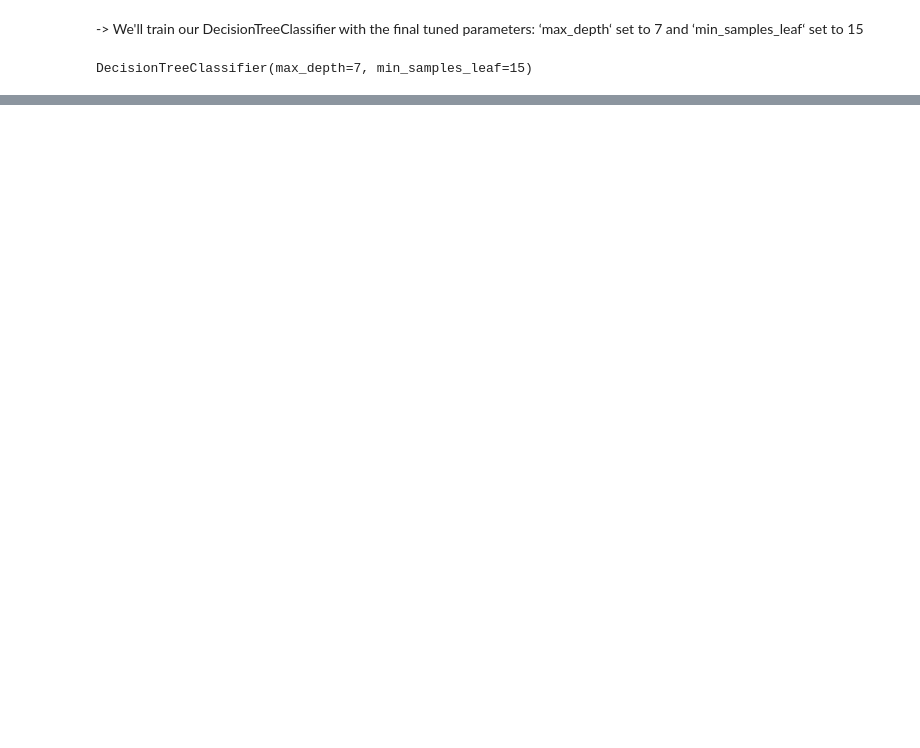
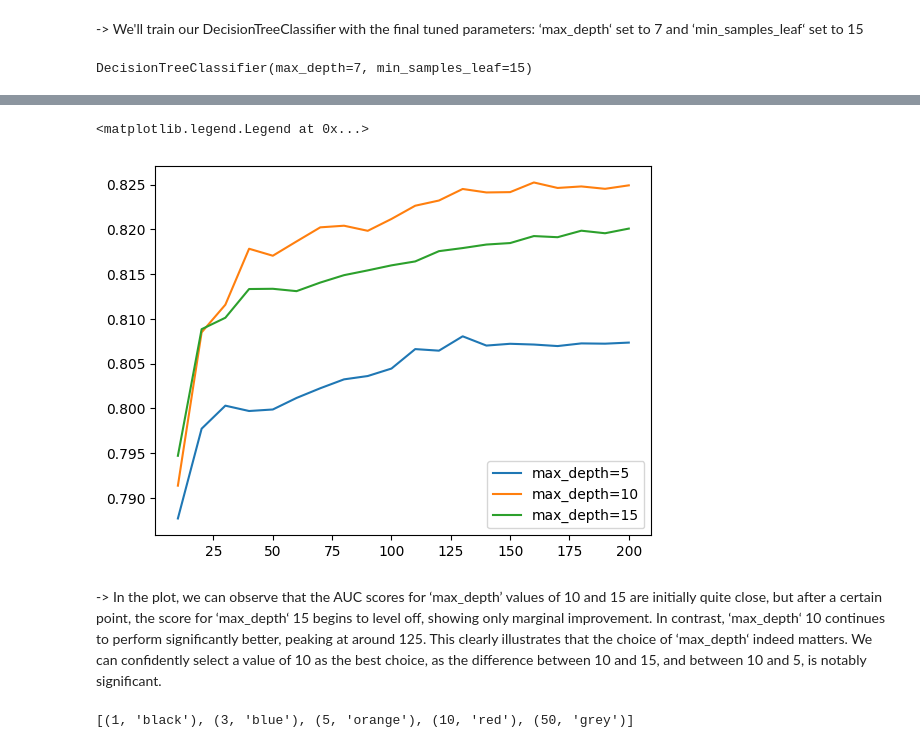
Before and after one commit to Charlie-Charlie01/Credit-Risk-Scoring-with-Decision-Trees, a Jupyter notebook: Credit Risk Scoring Project.ipynb, the cells around one changed output, grey strips where cells are left out. Cells and saved outputs as stored; diff of their text form; code cells hidden in the pictures; blank space fills up the shorter version.

```diff
--- a/Credit Risk Scoring Project.ipynb
+++ b/Credit Risk Scoring Project.ipynb
@@ -655,0 +740,18 @@ val 0.7799369111913008
+# %%
+scores = []
+
+for d in [5, 10, 15]:
+    for n in range (10, 201, 10):
+        rf = RandomForestClassifier(n_estimators=n,
+                                    max_depth=d,
+                                    random_state=1)
+        rf.fit(X_train, y_train)
+
+        y_pred = rf.predict_proba(X_val)[:, 1]
+        auc = roc_auc_score(y_val, y_pred)
+
+        scores.append((d, n, auc))
+
+columns = ['max_depth', 'n_estimators', 'auc']
+df_scores = pd.DataFrame(scores, columns=columns)
+df_scores
@@ -655,0 +776,13 @@ val 0.7799369111913008
+# %%
+# Let's plot it
+for d in [5, 10, 15]:
+    df_subset = df_scores[df_scores.max_depth == d ]
+
+    plt.plot(df_subset.n_estimators, df_subset.auc, label='max_depth=%d' % d)
+
+plt.legend()
+# %% [output]
+<matplotlib.legend.Legend at 0x...>
+[figure, added]
+# %% [markdown]
+-> In the plot, we can observe that the AUC scores for ‘max_depth’ values of 10 and 15 are initially quite close, but after a certain point, the score for ‘max_depth‘ 15 begins to level off, showing only marginal improvement. In contrast, ‘max_depth‘ 10 continues to perform significantly better, peaking at around 125. This clearly illustrates that the choice of ‘max_depth‘ indeed matters. We can confidently select a value of 10 as the best choice, as the difference between 10 and 15, and between 10 and 5, is notably significant.
@@ -655,0 +812,7 @@ val 0.7799369111913008
+# %%
+# For a better distinction between the graphs in the following plot, we can change the colors
+colors = ['black', 'blue', 'orange', 'red', 'grey']
+min_samples_leaf_values = [1, 3, 5, 10, 50]
+list(zip(min_samples_leaf_values, colors))
+# %% [output]
+[(1, 'black'), (3, 'blue'), (5, 'orange'), (10, 'red'), (50, 'grey')]
```
Also changed, not shown: parts of 32 cells of this notebook, 1 other file.
